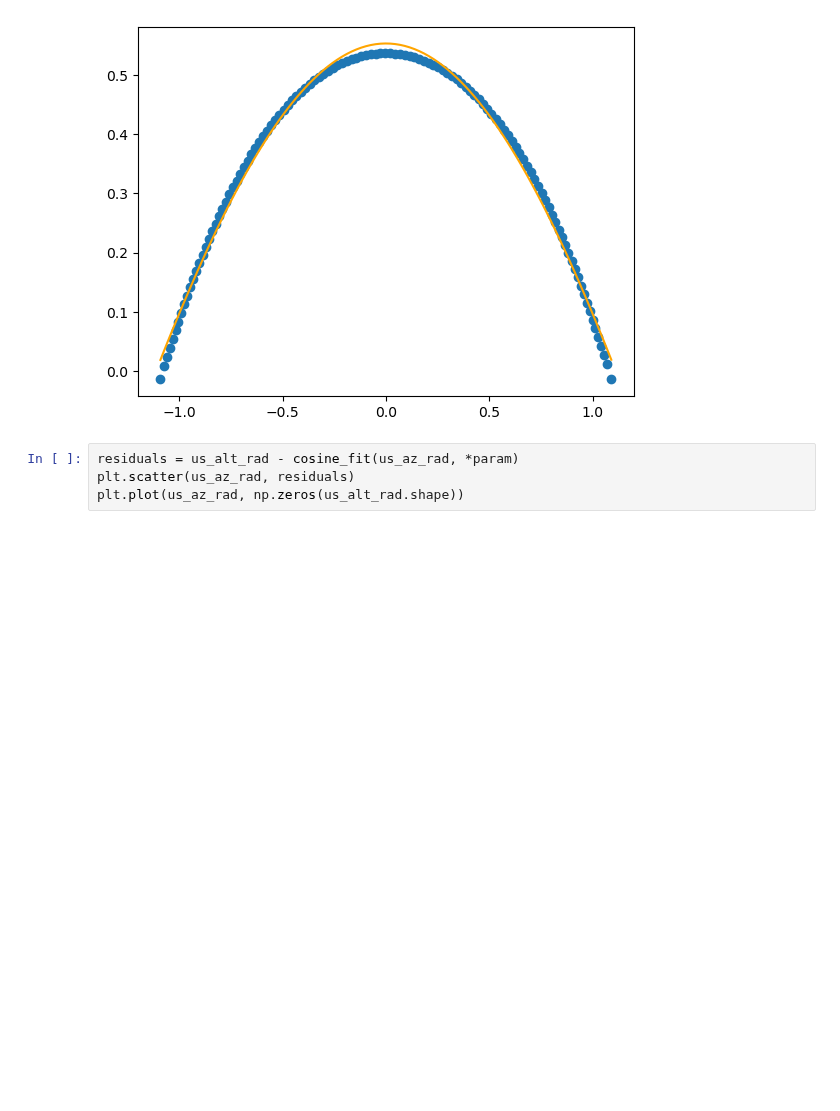
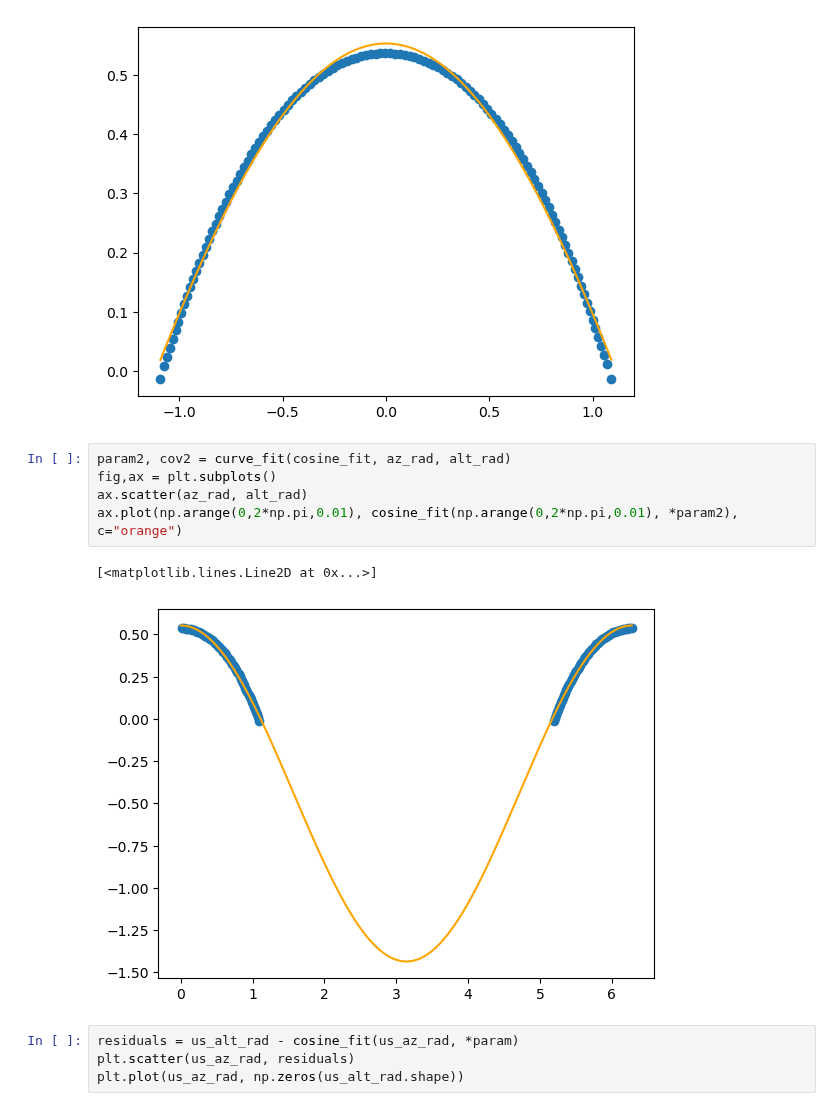
Before and after one commit to Taaseen-Islam-u7121940/Axion-Flux, a Jupyter notebook: Code/solar_position.ipynb, the cells around one changed output. Cells and saved outputs as stored; diff of their text form; blank space fills up the shorter version.

```diff
--- a/Code/solar_position.ipynb
+++ b/Code/solar_position.ipynb
@@ -91,6 +102,14 @@ ax.plot(us_az_rad, cosine_fit(us_az_rad, *param), color="orange")
 # %% [output]
 [<matplotlib.lines.Line2D at 0x...>]
 [figure]
+# %%
+param2, cov2 = curve_fit(cosine_fit, az_rad, alt_rad)
+fig,ax = plt.subplots()
+ax.scatter(az_rad, alt_rad)
+ax.plot(np.arange(0,2*np.pi,0.01), cosine_fit(np.arange(0,2*np.pi,0.01), *param2), c="orange")
+# %% [output]
+[<matplotlib.lines.Line2D at 0x...>]
+[figure, added]
 # %%
 residuals = us_alt_rad - cosine_fit(us_az_rad, *param)
 plt.scatter(us_az_rad, residuals)
```
Also changed, not shown: parts of 5 cells of this notebook, 3 other files.
